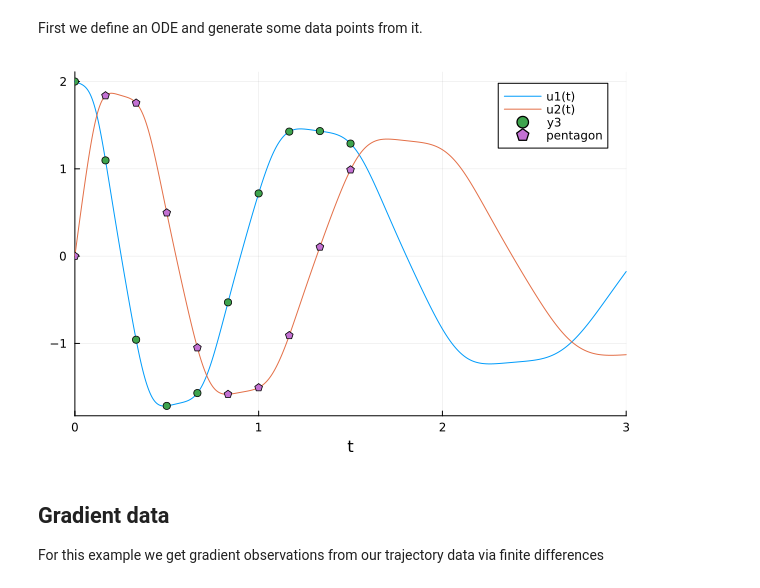
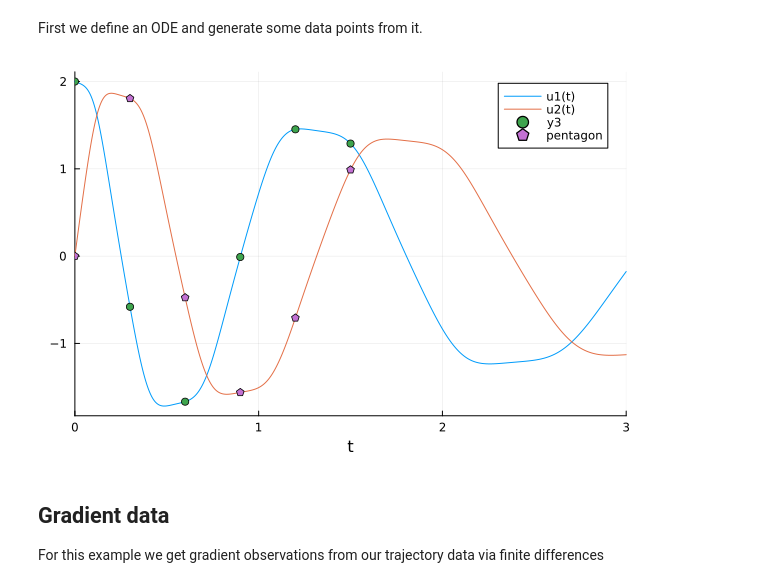
Before and after one commit to Crown421/GPDiffEq.jl, a Jupyter notebook: dev/examples/spiral.ipynb, the cells around one changed output. Drawn from its saved outputs; the diff is of its cells as text; code cells hidden in the pictures.

```diff
--- a/dev/examples/spiral.ipynb
+++ b/dev/examples/spiral.ipynb
@@ -22,28 +22,28 @@ using Optimization, OptimizationOptimJL
 First we define an ODE and generate some data points from it.
 # %%
 u0 = [2.0; 0.0]
-datasize = 10
+datasize = 6
 tspan = (0.0, 3.0)
 datatspan = (0.0, 1.5)
 datatsteps = range(datatspan[1], datatspan[2]; length=datasize)
 
 function trueODEfunc(u, p, t)
     du = similar(u)
     true_A = [-0.1 2.0; -2.0 -0.1]
     return du .= ((u .^ 3)'true_A)'
 end
 
 prob_trueode = ODEProblem(trueODEfunc, u0, tspan)
 sol = solve(prob_trueode, Tsit5())
 ode_data = Array(sol(datatsteps))
 
 traj = sol(datatsteps);
 
 p = plot(sol)
 scatter!(p, datatsteps, ode_data[1, :]; markersize=4)#, markerstyle = :star)
 scatter!(p, datatsteps, ode_data[2, :]; m=(4, :pentagon), lab="pentagon")#, markerstyle = :star)
 # %% [output]
-[figure, old version]
+[figure, new version]
 # %% [markdown]
 ## Gradient data
 For this example we get gradient observations from our trajectory data via finite differences
```
Also changed, not shown: parts of 13 cells of this notebook, 26 other files.
